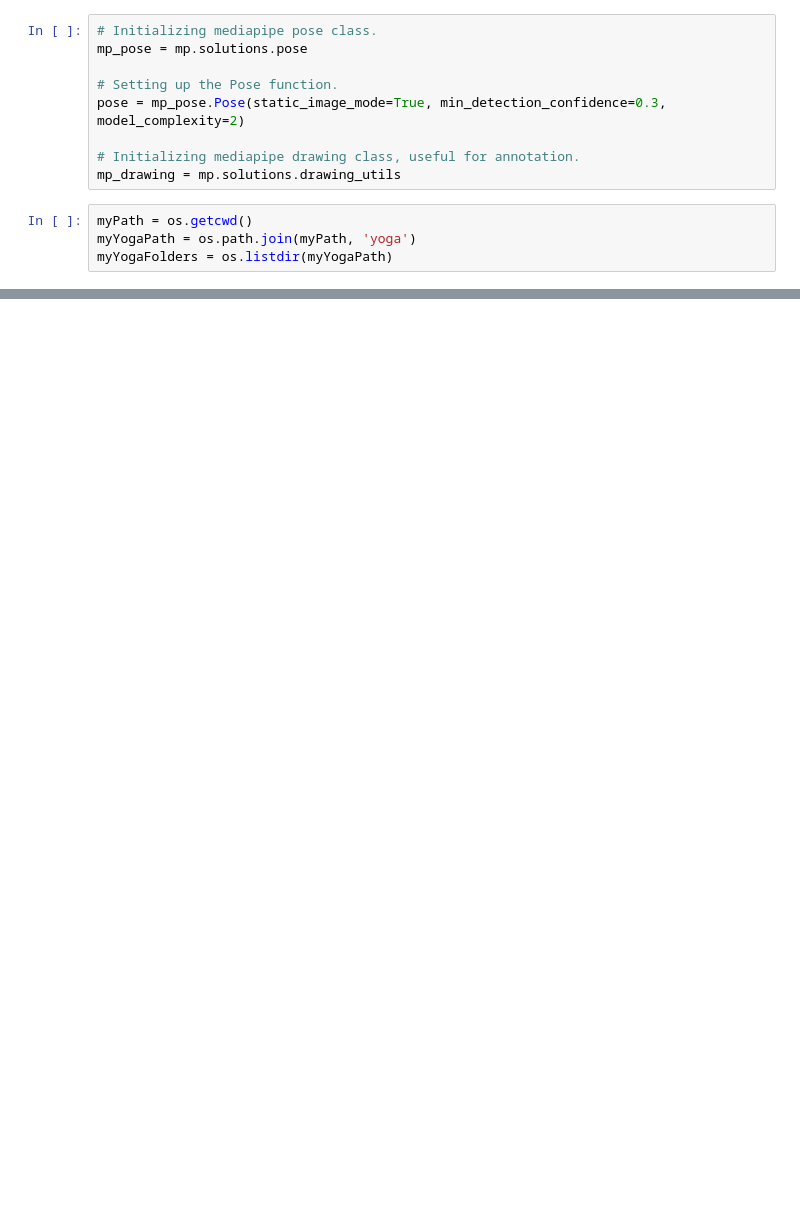
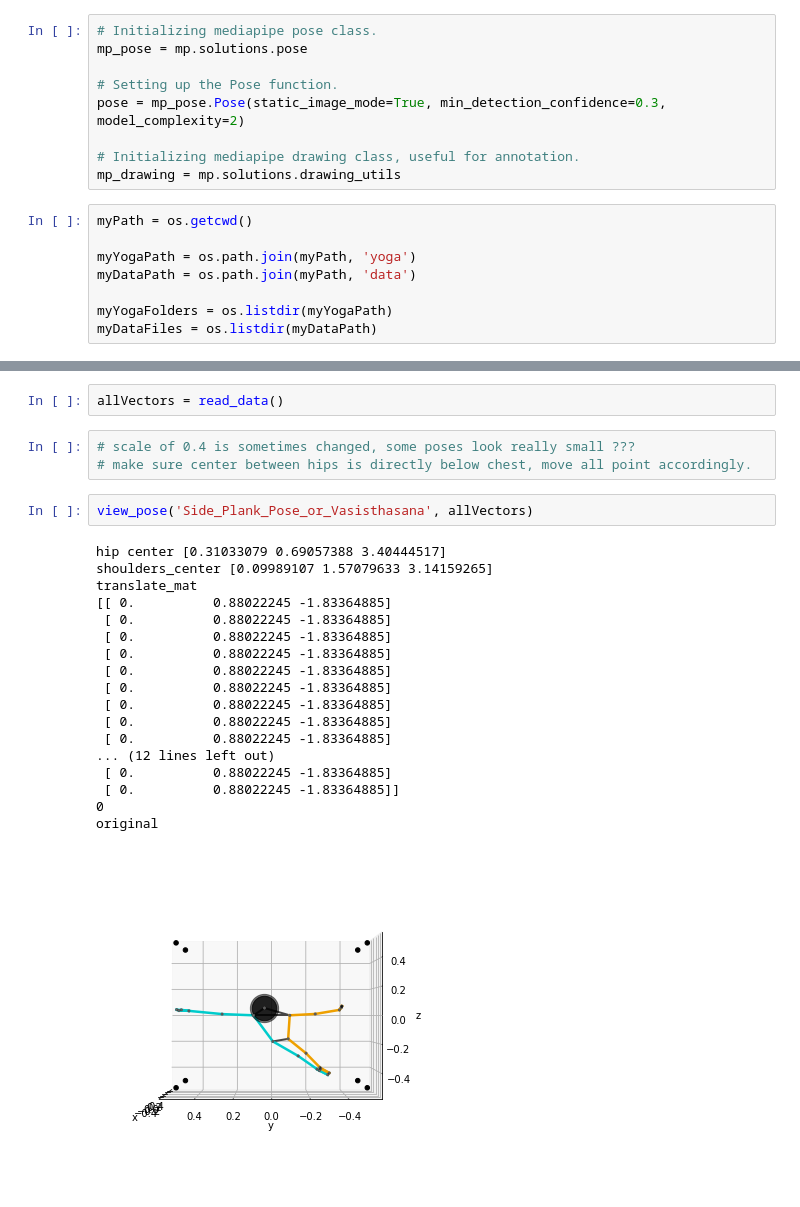
Before and after one commit to ArdonnieIV/DG_Capstone, a Jupyter notebook: playground.ipynb, the cells around one changed output, grey strips where cells are left out. Cells and saved outputs as stored; diff of their text form; blank space fills up the shorter version.

Commit message:
saving and loading all vectors

```diff
--- a/playground.ipynb
+++ b/playground.ipynb
@@ -58,5 +62,9 @@ pose = mp_pose.Pose(static_image_mode=True, min_detection_confidence=0.3, model_
 mp_drawing = mp.solutions.drawing_utils
 # %%
 myPath = os.getcwd()
+
 myYogaPath = os.path.join(myPath, 'yoga')
+myDataPath = os.path.join(myPath, 'data')
+
 myYogaFolders = os.listdir(myYogaPath)
+myDataFiles = os.listdir(myDataPath)
@@ -93,0 +186,26 @@ def yogaToVector():
+# %%
+allVectors = read_data()
+# %%
+# scale of 0.4 is sometimes changed, some poses look really small ???
+# make sure center between hips is directly below chest, move all point accordingly.
+# %%
+view_pose('Side_Plank_Pose_or_Vasisthasana', allVectors)
+# %% [output]
+hip center [0.31033079 0.69057388 3.40444517]
+shoulders_center [0.09989107 1.57079633 3.14159265]
+translate_mat
+[[ 0.          0.88022245 -1.83364885]
+ [ 0.          0.88022245 -1.83364885]
+ [ 0.          0.88022245 -1.83364885]
+ [ 0.          0.88022245 -1.83364885]
+ [ 0.          0.88022245 -1.83364885]
+ [ 0.          0.88022245 -1.83364885]
+ [ 0.          0.88022245 -1.83364885]
+ [ 0.          0.88022245 -1.83364885]
+ [ 0.          0.88022245 -1.83364885]
+... (12 lines left out)
+ [ 0.          0.88022245 -1.83364885]
+ [ 0.          0.88022245 -1.83364885]]
+0
+original
+[figure, added]
```
Also changed, not shown: parts of 7 cells of this notebook.
